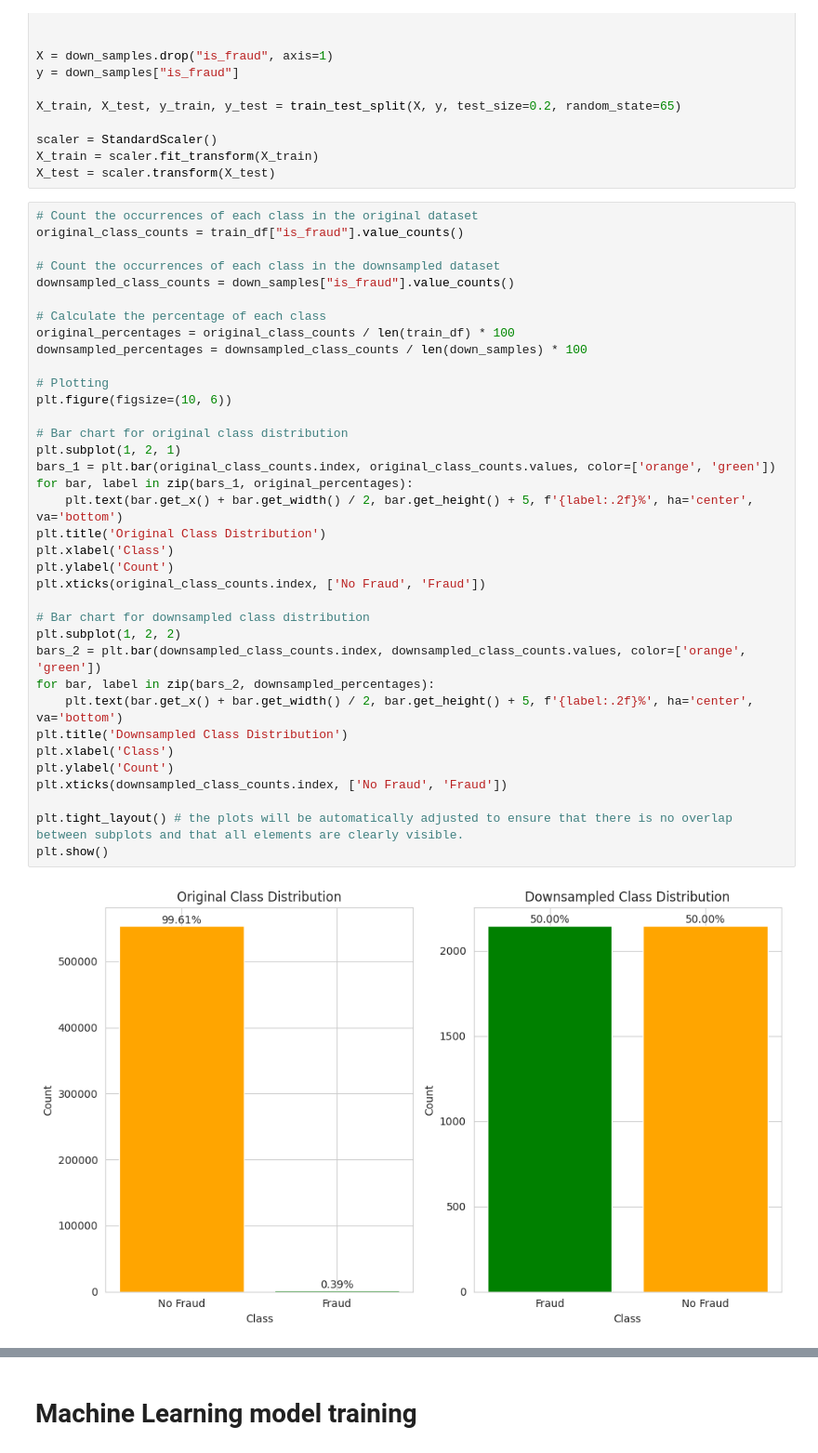
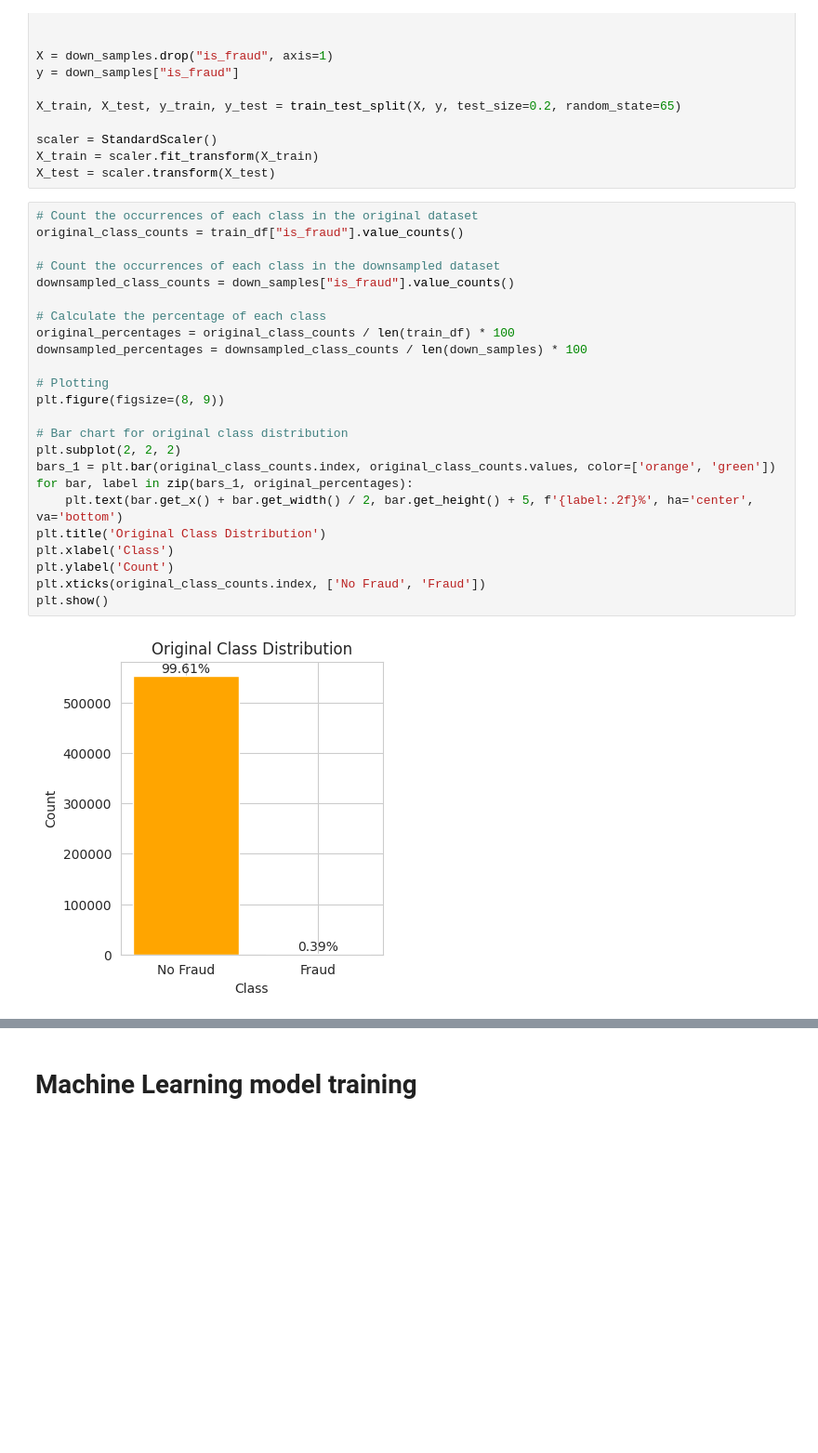
Before and after one commit to tonmoy7722/Credit-Card-Fraud-Detection-, a Jupyter notebook: Credit_card_fraud_detection.ipynb, the cells around one changed output, grey strips where cells are left out. Shown at 93% size. Cells and saved outputs as stored; diff of their text form; blank space fills up the shorter version.

```diff
--- a/Credit_card_fraud_detection.ipynb
+++ b/Credit_card_fraud_detection.ipynb
@@ -300,38 +304,26 @@ X_test = scaler.transform(X_test)
 # %%
 # Count the occurrences of each class in the original dataset
 original_class_counts = train_df["is_fraud"].value_counts()
 
 # Count the occurrences of each class in the downsampled dataset
 downsampled_class_counts = down_samples["is_fraud"].value_counts()
 
 # Calculate the percentage of each class
 original_percentages = original_class_counts / len(train_df) * 100
 downsampled_percentages = downsampled_class_counts / len(down_samples) * 100
 
 # Plotting
-plt.figure(figsize=(10, 6))
+plt.figure(figsize=(8, 9))
 
 # Bar chart for original class distribution
-plt.subplot(1, 2, 1)
+plt.subplot(2, 2, 2)
 bars_1 = plt.bar(original_class_counts.index, original_class_counts.values, color=['orange', 'green'])
 for bar, label in zip(bars_1, original_percentages):
     plt.text(bar.get_x() + bar.get_width() / 2, bar.get_height() + 5, f'{label:.2f}%', ha='center', va='bottom')
 plt.title('Original Class Distribution')
 plt.xlabel('Class')
 plt.ylabel('Count')
 plt.xticks(original_class_counts.index, ['No Fraud', 'Fraud'])
-
-# Bar chart for downsampled class distribution
-plt.subplot(1, 2, 2)
-bars_2 = plt.bar(downsampled_class_counts.index, downsampled_class_counts.values, color=['orange', 'green'])
-for bar, label in zip(bars_2, downsampled_percentages):
-    plt.text(bar.get_x() + bar.get_width() / 2, bar.get_height() + 5, f'{label:.2f}%', ha='center', va='bottom')
-plt.title('Downsampled Class Distribution')
-plt.xlabel('Class')
-plt.ylabel('Count')
-plt.xticks(downsampled_class_counts.index, ['No Fraud', 'Fraud'])
-
-plt.tight_layout() # the plots will be automatically adjusted to ensure that there is no overlap between subplots and that all elements are clearly visible.
 plt.show()
 # %% [output]
-[figure, old version]
+[figure, new version]
```
Also changed, not shown: parts of 9 cells of this notebook.
